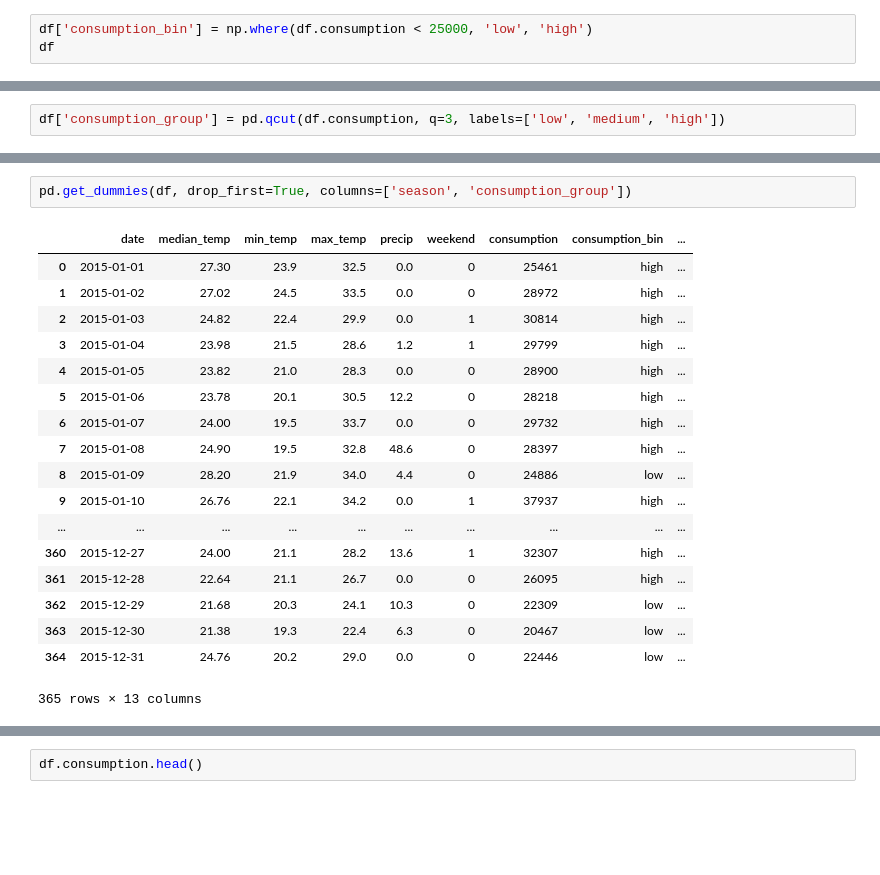
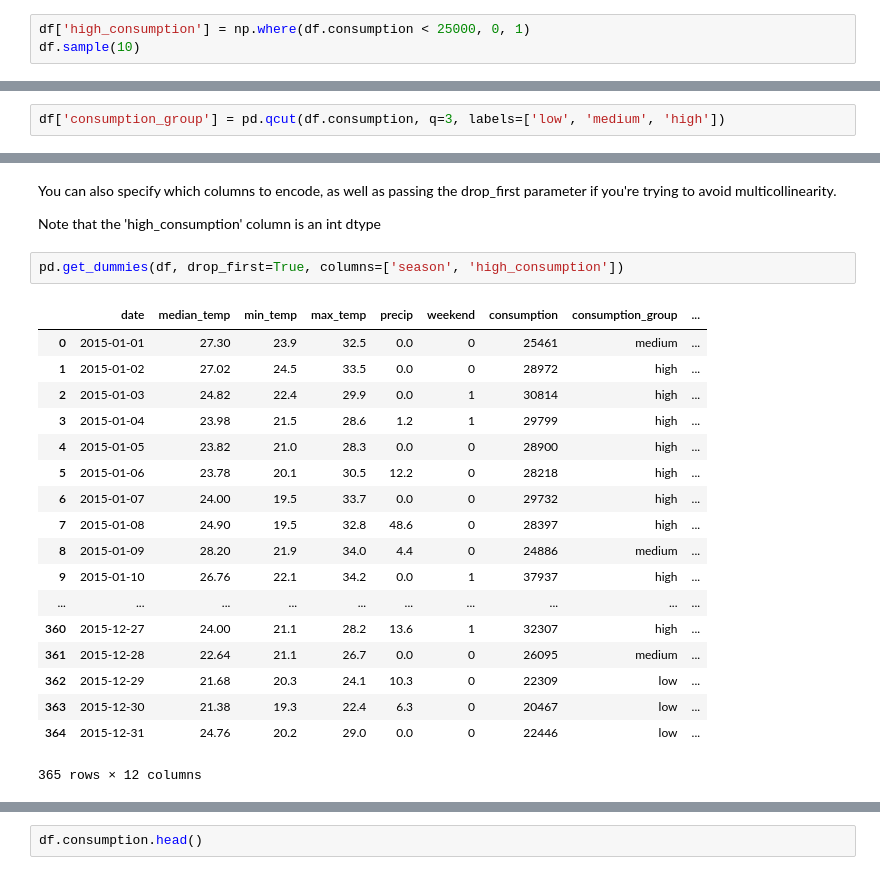
Before and after one commit to andersbogsnes/pandas_tutorial, a Jupyter notebook: 3. Advanced Funcs.ipynb, the cells around one changed output, grey strips where cells are left out. Saved outputs shown, nothing was run; the diff lists cells and outputs as text; blank space fills up the shorter version.

```diff
--- a/3. Advanced Funcs.ipynb
+++ b/3. Advanced Funcs.ipynb
@@ -51,4 +111,4 @@ Name: season, dtype: int64
 # %%
-df['consumption_bin'] = np.where(df.consumption < 25000, 'low', 'high')
-df
+df['high_consumption'] = np.where(df.consumption < 25000, 0, 1)
+df.sample(10)
 # %% [output]
@@ -120,8 +223,12 @@ pd.get_dummies(df)
+# %% [markdown]
+You can also specify which columns to encode, as well as passing the drop_first parameter if you're trying to avoid multicollinearity.
+
+Note that the 'high_consumption' column is an int dtype
 # %%
-pd.get_dummies(df, drop_first=True, columns=['season', 'consumption_group'])
+pd.get_dummies(df, drop_first=True, columns=['season', 'high_consumption'])
 # %% [output]
-|  | date | median_temp | min_temp | max_temp | precip | weekend | consumption | consumption_bin | ... |
-| 0 | 2015-01-01 | 27.30 | 23.9 | 32.5 | 0.0 | 0 | 25461 | high | ... |
+|  | date | median_temp | min_temp | max_temp | precip | weekend | consumption | consumption_group | ... |
+| 0 | 2015-01-01 | 27.30 | 23.9 | 32.5 | 0.0 | 0 | 25461 | medium | ... |
 | 1 | 2015-01-02 | 27.02 | 24.5 | 33.5 | 0.0 | 0 | 28972 | high | ... |
 | 2 | 2015-01-03 | 24.82 | 22.4 | 29.9 | 0.0 | 1 | 30814 | high | ... |
 | 3 | 2015-01-04 | 23.98 | 21.5 | 28.6 | 1.2 | 1 | 29799 | high | ... |
@@ -129,12 +236,12 @@ pd.get_dummies(df, drop_first=True, columns=['season', 'consumption_group'])
 | 5 | 2015-01-06 | 23.78 | 20.1 | 30.5 | 12.2 | 0 | 28218 | high | ... |
 | 6 | 2015-01-07 | 24.00 | 19.5 | 33.7 | 0.0 | 0 | 29732 | high | ... |
 | 7 | 2015-01-08 | 24.90 | 19.5 | 32.8 | 48.6 | 0 | 28397 | high | ... |
-| 8 | 2015-01-09 | 28.20 | 21.9 | 34.0 | 4.4 | 0 | 24886 | low | ... |
+| 8 | 2015-01-09 | 28.20 | 21.9 | 34.0 | 4.4 | 0 | 24886 | medium | ... |
 | 9 | 2015-01-10 | 26.76 | 22.1 | 34.2 | 0.0 | 1 | 37937 | high | ... |
 | ... | ... | ... | ... | ... | ... | ... | ... | ... | ... |
 | 360 | 2015-12-27 | 24.00 | 21.1 | 28.2 | 13.6 | 1 | 32307 | high | ... |
-| 361 | 2015-12-28 | 22.64 | 21.1 | 26.7 | 0.0 | 0 | 26095 | high | ... |
+| 361 | 2015-12-28 | 22.64 | 21.1 | 26.7 | 0.0 | 0 | 26095 | medium | ... |
 | 362 | 2015-12-29 | 21.68 | 20.3 | 24.1 | 10.3 | 0 | 22309 | low | ... |
 | 363 | 2015-12-30 | 21.38 | 19.3 | 22.4 | 6.3 | 0 | 20467 | low | ... |
 | 364 | 2015-12-31 | 24.76 | 20.2 | 29.0 | 0.0 | 0 | 22446 | low | ... |
-365 rows × 13 columns
+365 rows × 12 columns
```
Also changed, not shown: parts of 46 cells of this notebook.
